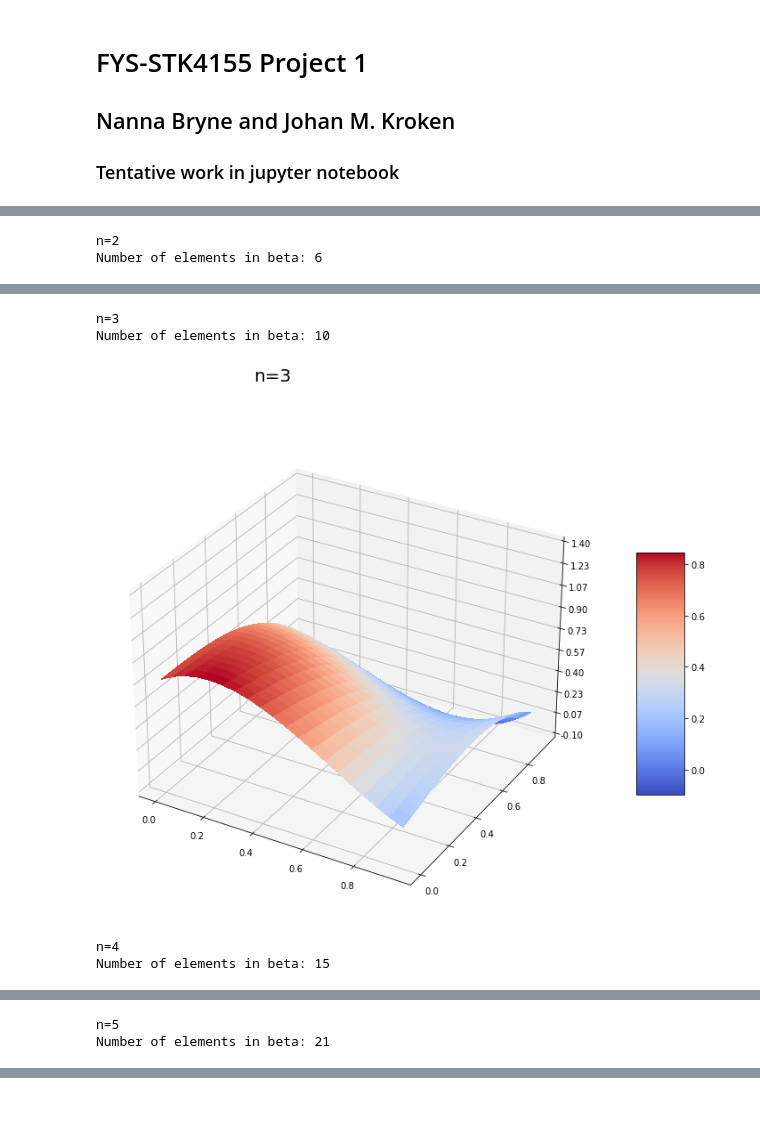
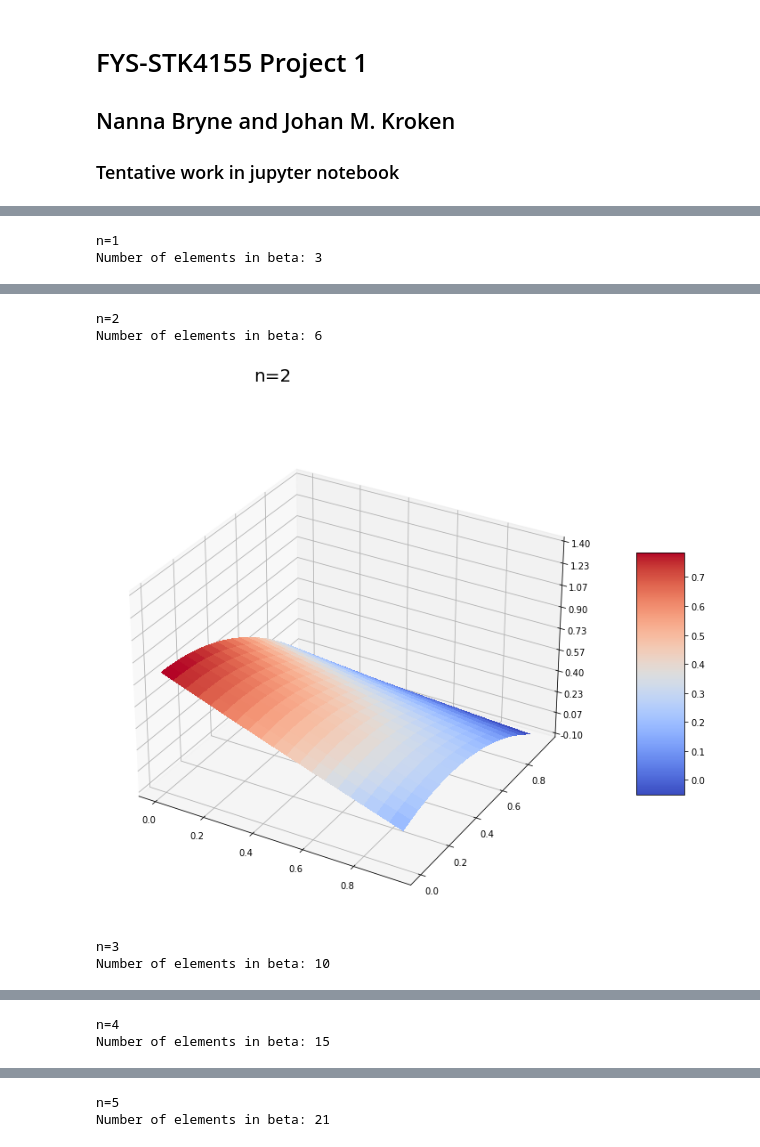
Before and after one commit to Johanmkr/FYS-STK4155colab, a Jupyter notebook: project1/code/project1.ipynb, the cells around one changed output, grey strips where cells are left out. Drawn from its saved outputs; the diff is of its cells as text; code cells hidden in the pictures; blank space fills up the shorter version.

```diff
--- a/project1/code/project1.ipynb
+++ b/project1/code/project1.ipynb
@@ -10,6 +10,7 @@ from mpl_toolkits.mplot3d import Axes3D
 import matplotlib.pyplot as plt
 from matplotlib import cm
 from matplotlib.ticker import LinearLocator, FormatStrFormatter
+from sklearn.model_selection import train_test_split
 import numpy as np
 from random import random, seed
 
@@ -32,6 +33,7 @@ def FrankeFunction(x,y):
 
 
 z = FrankeFunction(x, y)
+z /= z.max()
 
 # Plot the surface.
 surf = ax.plot_surface(x, y, z, cmap=cm.coolwarm,
@@ -60,10 +62,14 @@ def fit_params(n=5):
     l = int((n+1)*(n+2)/2)
     X = np.ones((N,l))
 
-    for i in range(1, n+1):
-        q = int((i)+(i+1)/2)
-        for k in range(i+1):
-            X[:,q+k] = (xx**(i-k))*(yy**k)
+    if n == 1:
+        X[:,1] = xx
+        X[:,2] = yy
+    else:
+        for i in range(1, n+1):
+            q = int((i)+(i+1)/2)
+            for k in range(i+1):
+                X[:,q+k] = (xx**(i-k))*(yy**k)
 
 
     H = X.T @ X
@@ -73,6 +79,24 @@ def fit_params(n=5):
     ztilde = np.reshape(ztilde, (20,20))
     print(f"Number of elements in beta: {l}")
     return ztilde
+
+def fill_design_matrix(n=5):
+    xx = np.ravel(x)
+    yy = np.ravel(y)
+
+    N = len(xx)
+    l = int((n+1)*(n+2)/2)
+    X = np.ones((N,l))
+
+    if n == 1:
+        X[:,1] = xx
+        X[:,2] = yy
+    else:
+        for i in range(1, n+1):
+            q = int((i)+(i+1)/2)
+            for k in range(i+1):
+                X[:,q+k] = (xx**(i-k))*(yy**k)
+    return X
 # %%
 #   useful functions:
 #   mean squared error
@@ -85,11 +109,11 @@ def R2(data, model):
     return 1 - np.sum((data - model) ** 2) / np.sum((data - np.mean(data)) ** 2)
 # %%
 N = 5
-mses = np.zeros(N-1)
-r2s = np.zeros(N-1)
-ns = np.zeros(N-1)
+mses = np.zeros(N)
+r2s = np.zeros(N)
+ns = np.zeros(N)
 i = 0
-for n in range(2,N+1):
+for n in range(1,N+1):
     print(f"n={n}")
     ztilde = fit_params(n)
     fig = plt.figure()
@@ -111,8 +135,9 @@ for n in range(2,N+1):
     mses[i] = mse
     r2s[i] = r2
     ns[i] = n
+    i += 1
 
     plt.show()
 # %% [output]
-n=2
-Number of elements in beta: 6
+n=1
+Number of elements in beta: 3
@@ -120,5 +145,5 @@ Number of elements in beta: 6
-n=3
-Number of elements in beta: 10
+n=2
+Number of elements in beta: 6
-[figure, old version]
+[figure, new version]
-n=4
-Number of elements in beta: 15
+n=3
+Number of elements in beta: 10
@@ -126,2 +151,2 @@ Number of elements in beta: 15
-n=5
-Number of elements in beta: 21
+n=4
+Number of elements in beta: 15
@@ -128,0 +154,2 @@ Number of elements in beta: 21
+n=5
+Number of elements in beta: 21
```
Also changed, not shown: parts of 4 cells of this notebook.
